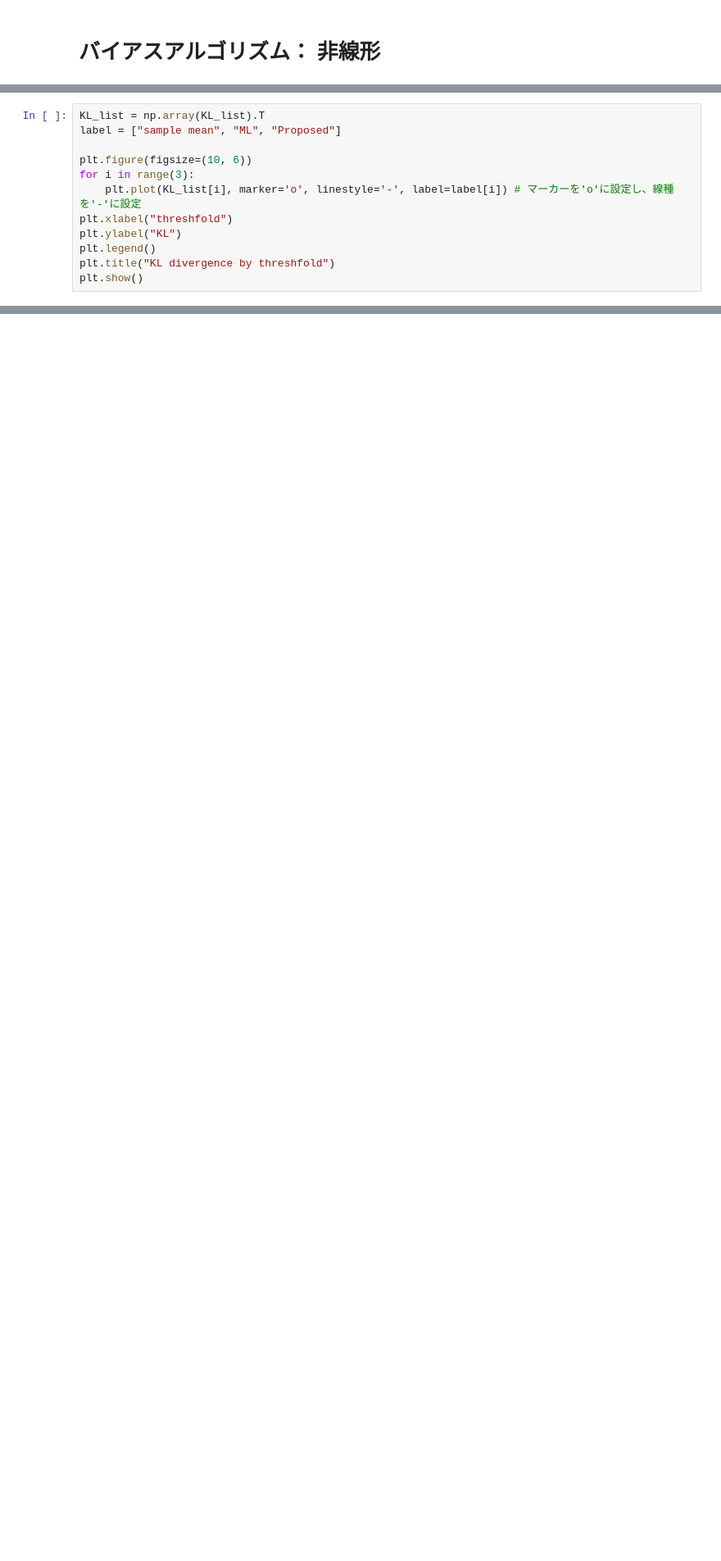
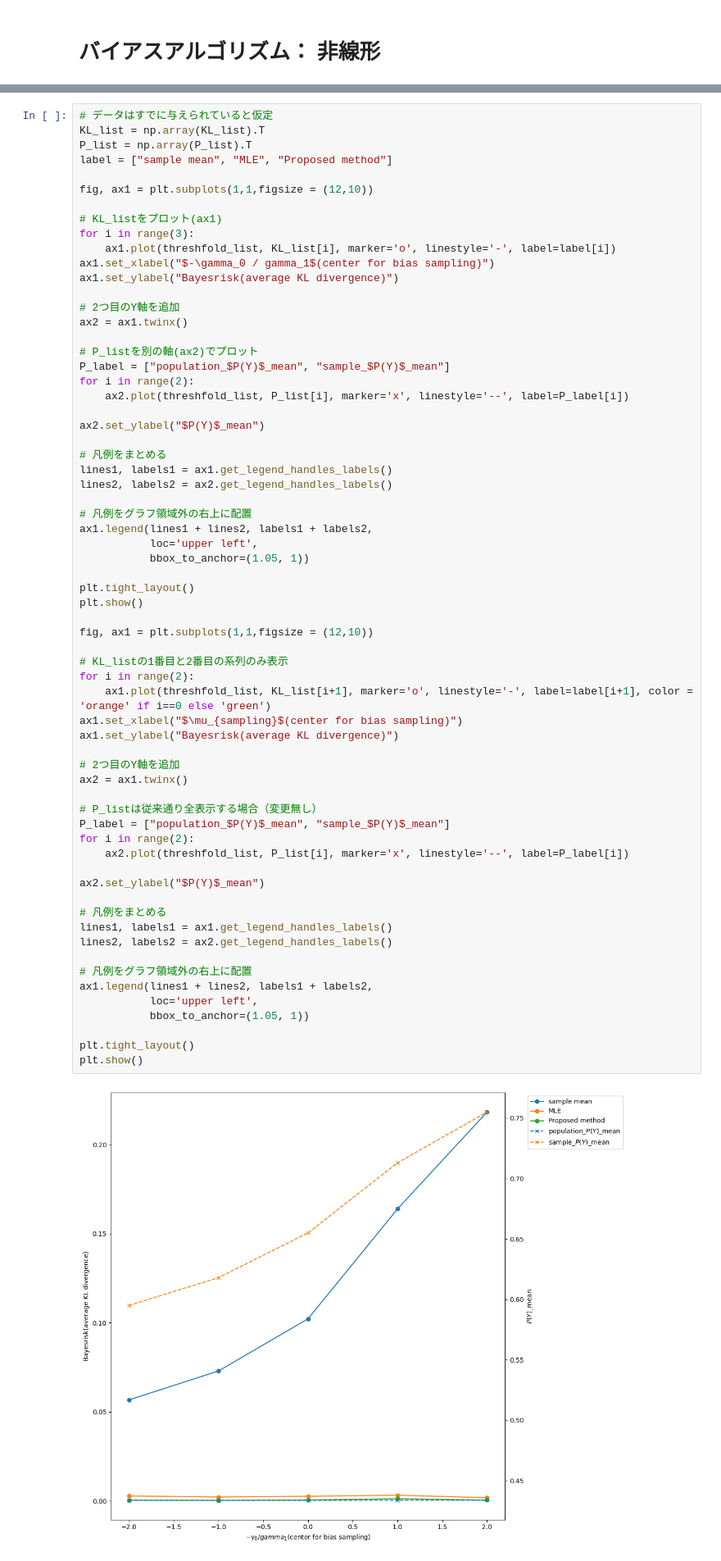
Before and after one commit to AbeTai/baysian_selection_bias_correction_method, a Jupyter notebook: notebooks/variation_sample.ipynb, the cells around one changed output, grey strips where cells are left out. Shown: that part at 82% size. Saved outputs shown, nothing was run; the diff lists cells and outputs as text; blank space fills up the shorter version.

```diff
--- a/notebooks/variation_sample.ipynb
+++ b/notebooks/variation_sample.ipynb
@@ -330,12 +138,0 @@ KL_list
-# %%
-KL_list = np.array(KL_list).T
-label = ["sample mean", "ML", "Proposed"]
-
-plt.figure(figsize=(10, 6))
-for i in range(3):
-    plt.plot(KL_list[i], marker='o', linestyle='-', label=label[i]) # マーカーを'o'に設定し、線種を'-'に設定
-plt.xlabel("threshfold")
-plt.ylabel("KL")
-plt.legend()
-plt.title("KL divergence by threshfold")
-plt.show()
@@ -343,0 +139,67 @@ plt.show()
+# %%
+# データはすでに与えられていると仮定
+KL_list = np.array(KL_list).T
+P_list = np.array(P_list).T
+label = ["sample mean", "MLE", "Proposed method"]
+
+fig, ax1 = plt.subplots(1,1,figsize = (12,10))
+
+# KL_listをプロット(ax1)
+for i in range(3):
+    ax1.plot(threshfold_list, KL_list[i], marker='o', linestyle='-', label=label[i])
+ax1.set_xlabel("$-\gamma_0 / gamma_1$(center for bias sampling)")
+ax1.set_ylabel("Bayesrisk(average KL divergence)")
+
+# 2つ目のY軸を追加
+ax2 = ax1.twinx()
+
+# P_listを別の軸(ax2)でプロット
+P_label = ["population_$P(Y)$_mean", "sample_$P(Y)$_mean"]
+for i in range(2):
+    ax2.plot(threshfold_list, P_list[i], marker='x', linestyle='--', label=P_label[i])
+
+ax2.set_ylabel("$P(Y)$_mean")
+
+# 凡例をまとめる
+lines1, labels1 = ax1.get_legend_handles_labels()
+lines2, labels2 = ax2.get_legend_handles_labels()
+
+# 凡例をグラフ領域外の右上に配置
+ax1.legend(lines1 + lines2, labels1 + labels2,
+           loc='upper left',
+           bbox_to_anchor=(1.05, 1))
+
+plt.tight_layout()
+plt.show()
+
+fig, ax1 = plt.subplots(1,1,figsize = (12,10))
+
+# KL_listの1番目と2番目の系列のみ表示
+for i in range(2):
+    ax1.plot(threshfold_list, KL_list[i+1], marker='o', linestyle='-', label=label[i+1], color = 'orange' if i==0 else 'green')
+ax1.set_xlabel("$\mu_{sampling}$(center for bias sampling)")
+ax1.set_ylabel("Bayesrisk(average KL divergence)")
+
+# 2つ目のY軸を追加
+ax2 = ax1.twinx()
+
+# P_listは従来通り全表示する場合（変更無し）
+P_label = ["population_$P(Y)$_mean", "sample_$P(Y)$_mean"]
+for i in range(2):
+    ax2.plot(threshfold_list, P_list[i], marker='x', linestyle='--', label=P_label[i])
+
+ax2.set_ylabel("$P(Y)$_mean")
+
+# 凡例をまとめる
+lines1, labels1 = ax1.get_legend_handles_labels()
+lines2, labels2 = ax2.get_legend_handles_labels()
+
+# 凡例をグラフ領域外の右上に配置
+ax1.legend(lines1 + lines2, labels1 + labels2,
+           loc='upper left',
+           bbox_to_anchor=(1.05, 1))
+
+plt.tight_layout()
+plt.show()
+# %% [output]
+[figure, added]
```
Also changed, not shown: parts of 12 cells of this notebook, 14 other files.
